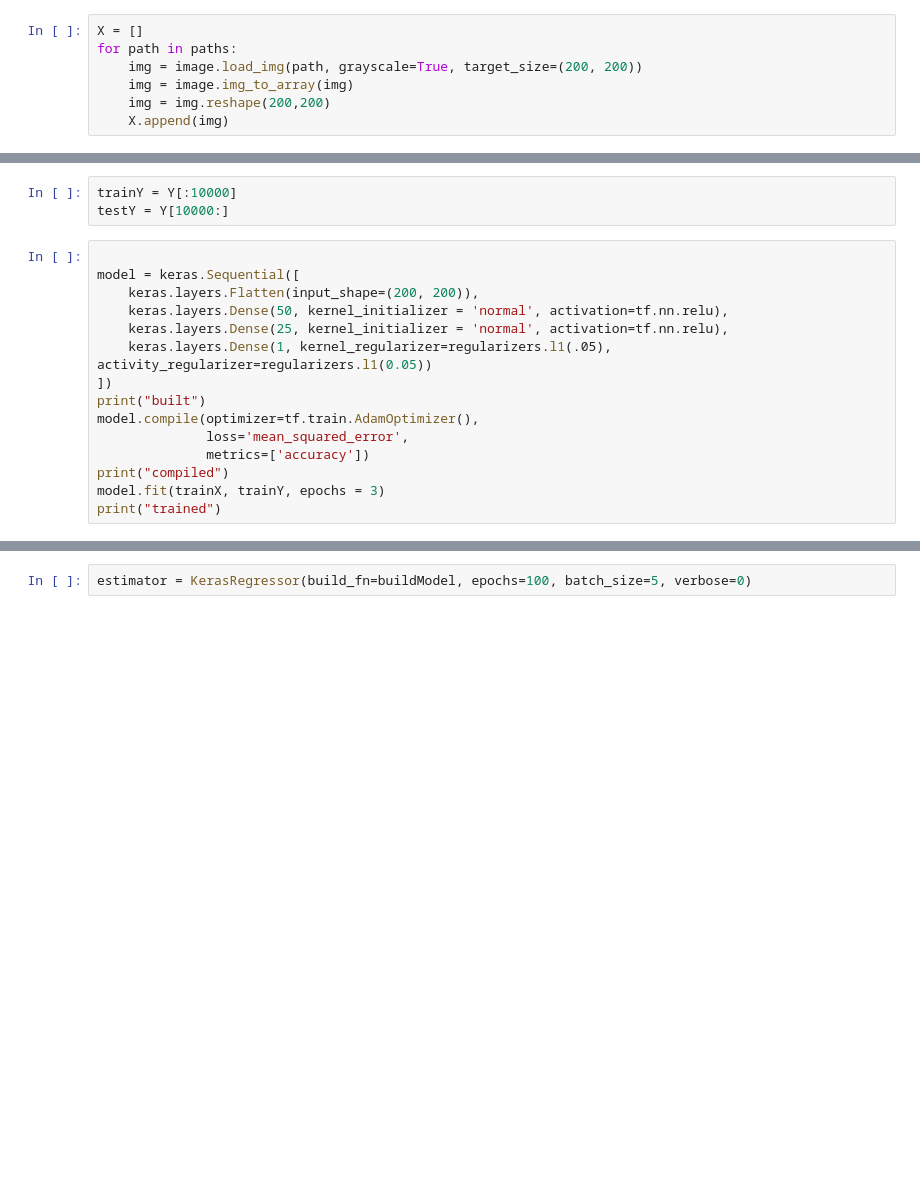
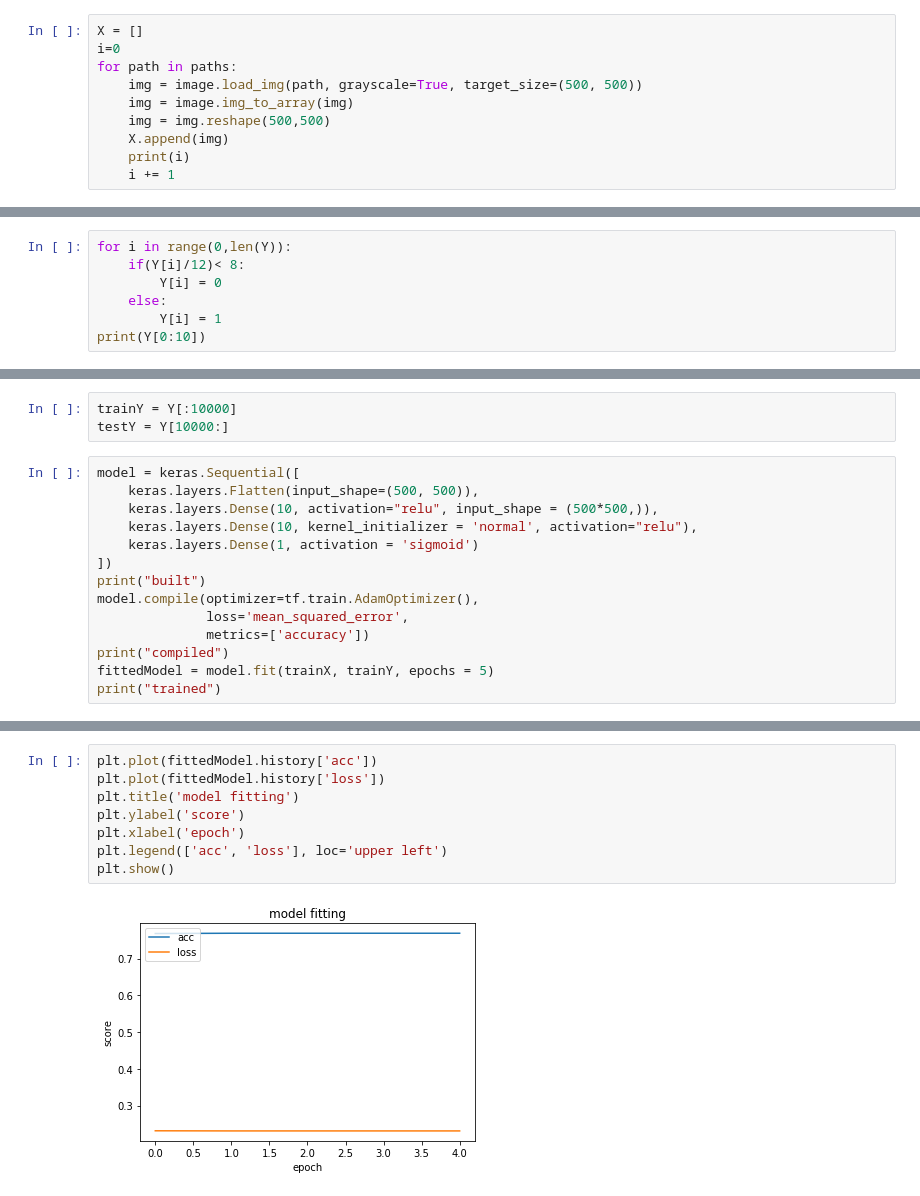
Before and after one commit to MoniqueDemers/MachineLearning, a Jupyter notebook: boneAge.ipynb, the cells around one changed output, grey strips where cells are left out. Drawn from its saved outputs; the diff is of its cells as text; blank space fills up the shorter version.

Commit message:
changed model to sigmoid

```diff
--- a/boneAge.ipynb
+++ b/boneAge.ipynb
@@ -38,8 +39,11 @@ print(img.shape)
 (200, 200)
 # %%
 X = []
+i=0
 for path in paths:
-    img = image.load_img(path, grayscale=True, target_size=(200, 200))
+    img = image.load_img(path, grayscale=True, target_size=(500, 500))
     img = image.img_to_array(img)
-    img = img.reshape(200,200)
+    img = img.reshape(500,500)
     X.append(img)
+    print(i)
+    i += 1
@@ -46,2 +68,9 @@ for path in paths:
 # %%
 Y = np.array(boneData['boneage'])
+# %%
+for i in range(0,len(Y)):
+    if(Y[i]/12)< 8:
+        Y[i] = 0
+    else:
+        Y[i] = 1
+print(Y[0:10])
@@ -60,19 +91,18 @@ print(trainX.shape, testX.shape)
 trainY = Y[:10000]
 testY = Y[10000:]
 # %%
-
 model = keras.Sequential([
-    keras.layers.Flatten(input_shape=(200, 200)),
-    keras.layers.Dense(50, kernel_initializer = 'normal', activation=tf.nn.relu),
-    keras.layers.Dense(25, kernel_initializer = 'normal', activation=tf.nn.relu),
-    keras.layers.Dense(1, kernel_regularizer=regularizers.l1(.05), activity_regularizer=regularizers.l1(0.05))
+    keras.layers.Flatten(input_shape=(500, 500)),
+    keras.layers.Dense(10, activation="relu", input_shape = (500*500,)),
+    keras.layers.Dense(10, kernel_initializer = 'normal', activation="relu"),
+    keras.layers.Dense(1, activation = 'sigmoid')
 ])
 print("built")
 model.compile(optimizer=tf.train.AdamOptimizer(),
               loss='mean_squared_error',
               metrics=['accuracy'])
 print("compiled")
-model.fit(trainX, trainY, epochs = 3)
+fittedModel = model.fit(trainX, trainY, epochs = 5)
 print("trained")
 # %% [output]
 built
@@ -94,6 +120,14 @@ Epoch 10/10
 trained
-# %%
-estimator = KerasRegressor(build_fn=buildModel, epochs=100, batch_size=5, verbose=0)
+# %%
+plt.plot(fittedModel.history['acc'])
+plt.plot(fittedModel.history['loss'])
+plt.title('model fitting')
+plt.ylabel('score')
+plt.xlabel('epoch')
+plt.legend(['acc', 'loss'], loc='upper left')
+plt.show()
+# %% [output]
+[figure, added]
 # %%
 test_loss, test_acc = model.evaluate(testX, testY)
 print(test_loss, test_acc)
```
Also changed, not shown: parts of 7 cells of this notebook.
